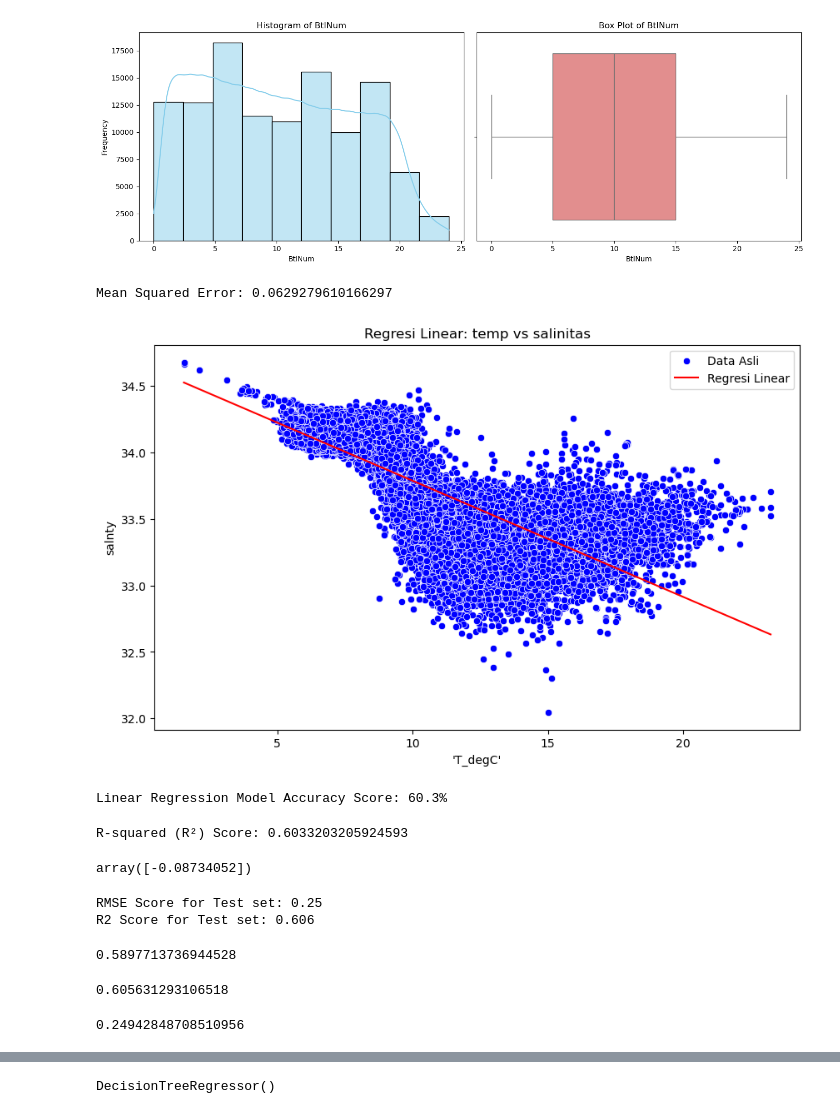
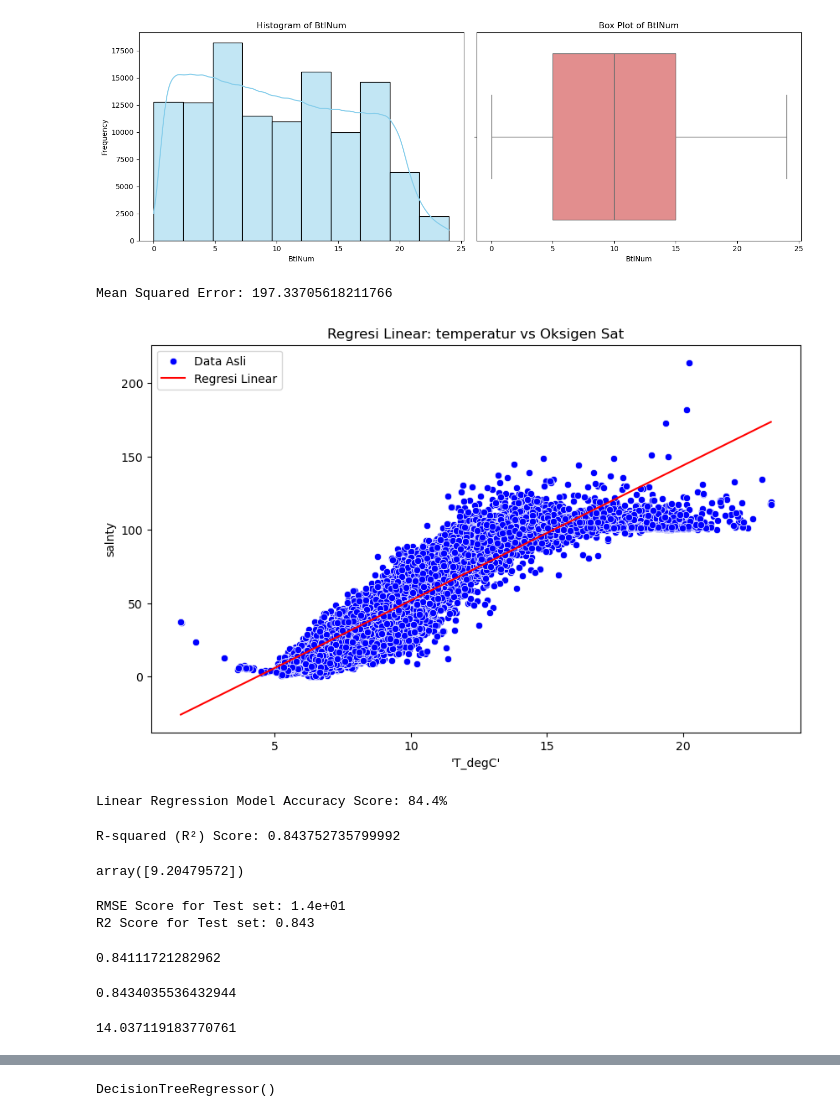
Before and after one commit to Falskeox/calcofi-kelompok, a Jupyter notebook: calCOFI botol.ipynb, the cells around one changed output, grey strips where cells are left out. Saved outputs shown, nothing was run; the diff lists cells and outputs as text; code cells hidden in the pictures.

```diff
--- a/calCOFI botol.ipynb
+++ b/calCOFI botol.ipynb
@@ -389,71 +389,73 @@ for col in numeric_df.columns:
 [figure]
 # %%
 # 1. Pilih fitur dan target
-X = final_data[['T_degC']]  # Variabel independen
-y = final_data['Salnty']    # Variabel dependen
+X = final_data[['T_degC']]  # Variabel indep
+y = final_data['O2Sat']    # Variabel dep
 
 # 2. Pisahkan data menjadi set pelatihan dan pengujian
 X_train, X_test, y_train, y_test = train_test_split(X, y, test_size=0.2, random_state=42)
 
 # 3. Inisialisasi dan latih model regresi linear
 model = LinearRegression()
 model.fit(X_train, y_train)
 
 # 4. Prediksi data uji
 y_pred = model.predict(X_test)
 
 # 5. Hitung Mean Squared Error
 mse = mean_squared_error(y_test, y_pred)
 print("Mean Squared Error:", mse)
 
 # 6. Visualisasi hasil regresi
 plt.figure(figsize=(10, 6))
 sns.scatterplot(x=X_test['T_degC'], y=y_test, color='blue', label='Data Asli')
 sns.lineplot(x=X_test['T_degC'], y=y_pred, color='red', label='Regresi Linear')
 plt.xlabel("'T_degC'")
 plt.ylabel("salnty")
-plt.title("Regresi Linear: temp vs salinitas")
+plt.title("Regresi Linear: temperatur vs Oksigen Sat")
 plt.legend()
 plt.show()
 # %% [output]
-Mean Squared Error: 0.0629279610166297
+Mean Squared Error: 197.33705618211766
-[figure, old version]
+[figure, new version]
 # %%
 y_pred = model.predict(X_test)                                     # Predict Linear Model
 accuracy_score = model.score(X_test, y_test)                       # Accuracy score
 print("Linear Regression Model Accuracy Score: " + "{:.1%}".format(accuracy_score))
 # %% [output]
-Linear Regression Model Accuracy Score: 60.3%
+Linear Regression Model Accuracy Score: 84.4%
 # %%
 r2 = r2_score(y_test, y_pred)
 print("R-squared (R²) Score:", r2)
 # %% [output]
-R-squared (R²) Score: 0.6033203205924593
+R-squared (R²) Score: 0.843752735799992
 # %%
 mlin_df = LinearRegression()
 mlin_df = mlin_df.fit(X_train, y_train)
 mlin_df.intercept_       # constant b0
 mlin_df.coef_            # variable coefficient
 # %% [output]
-array([-0.08734052])
+array([9.20479572])
 # %%
 y_pred = mlin_df.predict(X_train)                                      # predict Multi linear Reg model
 rmse = np.sqrt(mean_squared_error(y_train, mlin_df.predict(X_train)))
 print("RMSE Score for Test set: " +"{:.2}".format(rmse))
+
+
 print("R2 Score for Test set: " +"{:.3}".format(r2_score(y_train, y_pred)));      # this is test error score
 # %% [output]
-RMSE Score for Test set: 0.25
-R2 Score for Test set: 0.606
+RMSE Score for Test set: 1.4e+01
+R2 Score for Test set: 0.843
 # %%
 # cross validation method is giving better and clear result
 
 cross_val_score(mlin_df, X, y, cv=10, scoring = 'r2').mean()
 # %% [output]
-0.5897713736944528
+0.84111721282962
 # %%
 mlin_df.score(X_train, y_train)      # r2 value
 # %% [output]
-0.605631293106518
+0.8434035536432944
 # %%
 np.sqrt(-cross_val_score(mlin_df,
                 X_train,
@@ -461,7 +463,7 @@ np.sqrt(-cross_val_score(mlin_df,
                 cv=10,
                 scoring = 'neg_mean_squared_error')).mean()
 # %% [output]
-0.24942848708510956
+14.037119183770761
 # %%
 # Finally draw figure of Multiple Linear Regression Model
 
```
Also changed, not shown: parts of 6 cells of this notebook.
